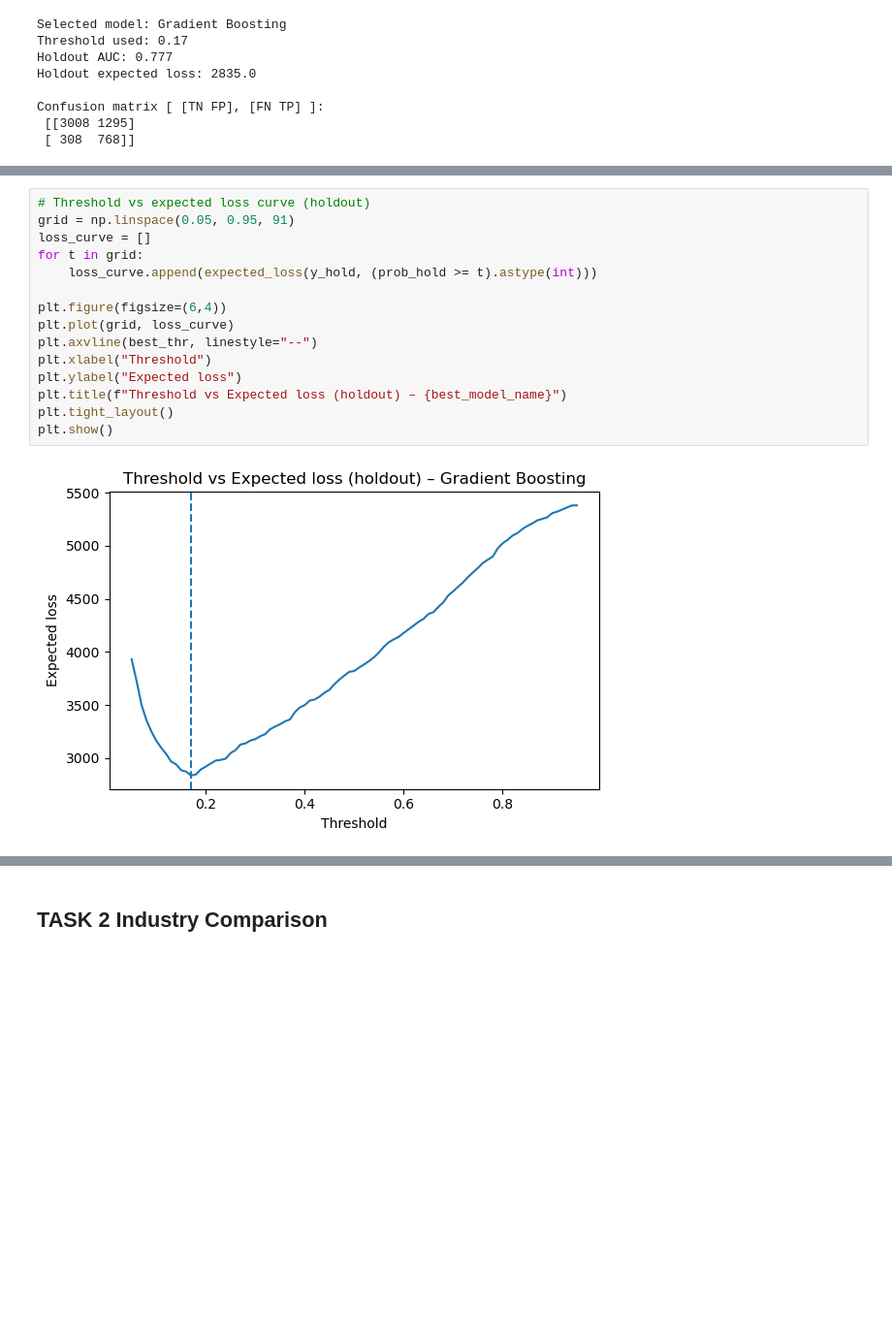
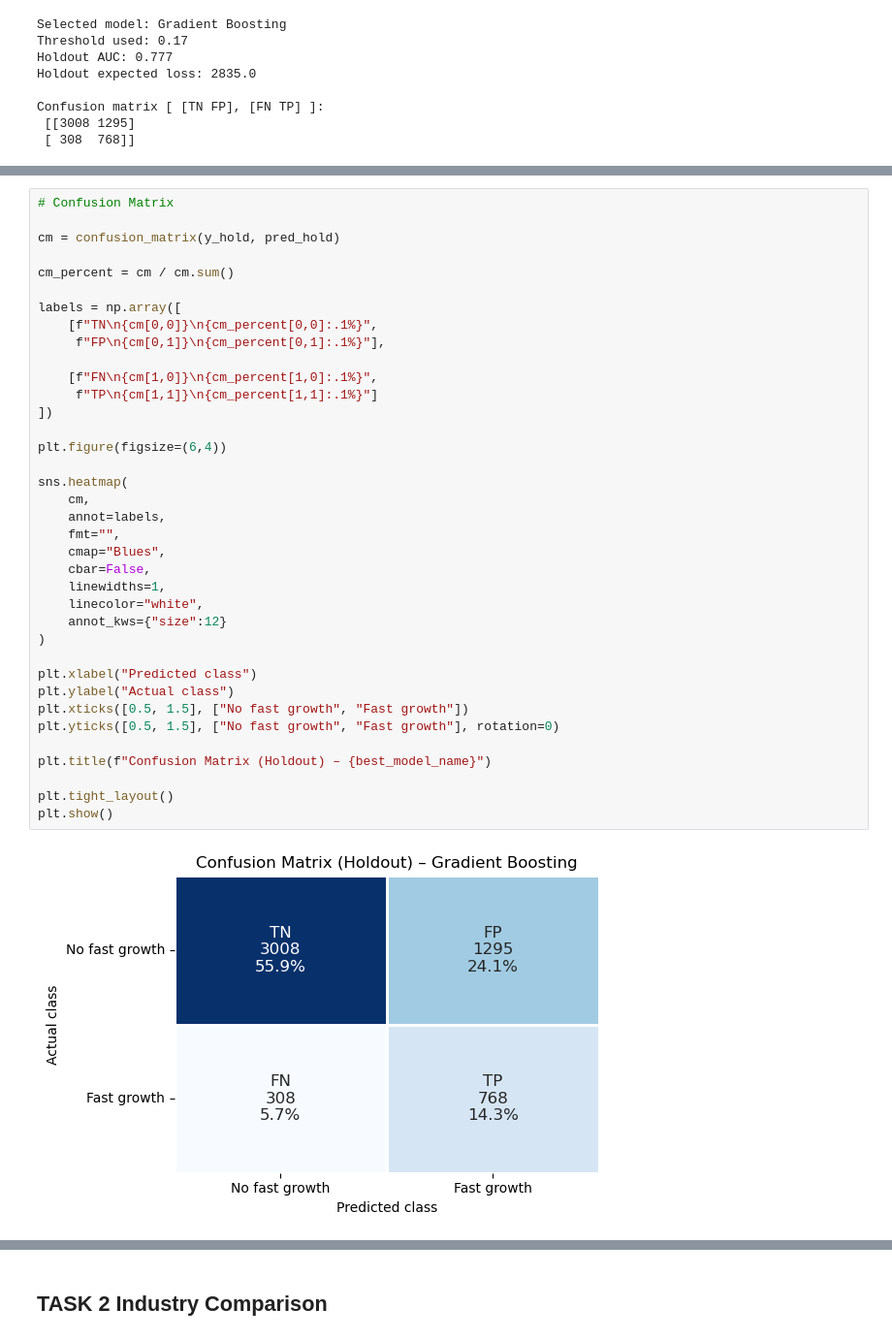
Before and after one commit to alinaiman/Data-Analysis-3-assignment-2-, a Jupyter notebook: predicting_fast_growth_firm.ipynb, the cells around one changed output, grey strips where cells are left out. Shown at 97% size. Cells and saved outputs as stored; diff of their text form; blank space fills up the shorter version.

```diff
--- a/predicting_fast_growth_firm.ipynb
+++ b/predicting_fast_growth_firm.ipynb
@@ -482,17 +497,39 @@ plt.show()
-# %%
-# Threshold vs expected loss curve (holdout)
-grid = np.linspace(0.05, 0.95, 91)
-loss_curve = []
-for t in grid:
-    loss_curve.append(expected_loss(y_hold, (prob_hold >= t).astype(int)))
-
-plt.figure(figsize=(6,4))
-plt.plot(grid, loss_curve)
-plt.axvline(best_thr, linestyle="--")
-plt.xlabel("Threshold")
-plt.ylabel("Expected loss")
-plt.title(f"Threshold vs Expected loss (holdout) – {best_model_name}")
-plt.tight_layout()
-plt.show()
-# %% [output]
-[figure, removed]
+# %%
+# Confusion Matrix
+
+cm = confusion_matrix(y_hold, pred_hold)
+
+cm_percent = cm / cm.sum()
+
+labels = np.array([
+    [f"TN\n{cm[0,0]}\n{cm_percent[0,0]:.1%}",
+     f"FP\n{cm[0,1]}\n{cm_percent[0,1]:.1%}"],
+
+    [f"FN\n{cm[1,0]}\n{cm_percent[1,0]:.1%}",
+     f"TP\n{cm[1,1]}\n{cm_percent[1,1]:.1%}"]
+])
+
+plt.figure(figsize=(6,4))
+
+sns.heatmap(
+    cm,
+    annot=labels,
+    fmt="",
+    cmap="Blues",
+    cbar=False,
+    linewidths=1,
+    linecolor="white",
+    annot_kws={"size":12}
+)
+
+plt.xlabel("Predicted class")
+plt.ylabel("Actual class")
+plt.xticks([0.5, 1.5], ["No fast growth", "Fast growth"])
+plt.yticks([0.5, 1.5], ["No fast growth", "Fast growth"], rotation=0)
+
+plt.title(f"Confusion Matrix (Holdout) – {best_model_name}")
+
+plt.tight_layout()
+plt.show()
+# %% [output]
+[figure, added]
```
Also changed, not shown: parts of 6 cells of this notebook, 1 other file.
